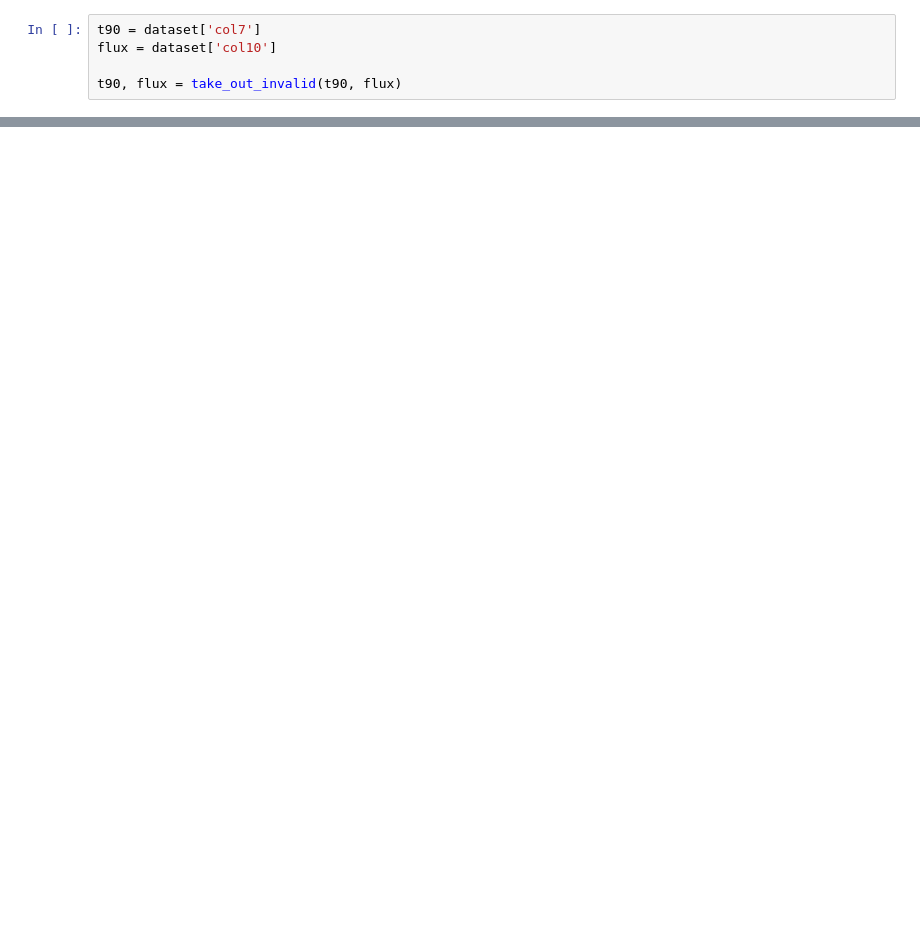
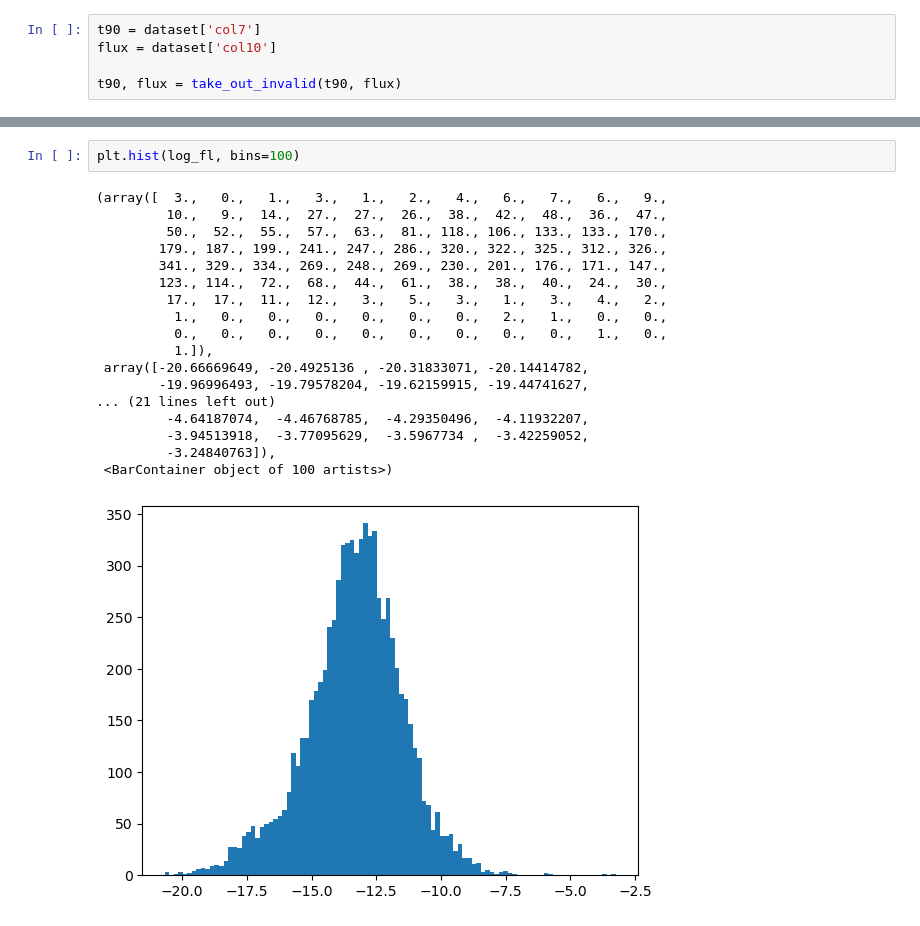
Before and after one commit to JacopoPerri/astrostatistics_bicocca_2026, a Jupyter notebook: working/GRB.ipynb, the cells around one changed output, grey strips where cells are left out. Cells and saved outputs as stored; diff of their text form; blank space fills up the shorter version.

```diff
--- a/working/GRB.ipynb
+++ b/working/GRB.ipynb
@@ -54 +104,22 @@ plt.yscale('log')
+# %%
+plt.hist(log_fl, bins=100)
+# %% [output]
+(array([  3.,   0.,   1.,   3.,   1.,   2.,   4.,   6.,   7.,   6.,   9.,
+         10.,   9.,  14.,  27.,  27.,  26.,  38.,  42.,  48.,  36.,  47.,
+         50.,  52.,  55.,  57.,  63.,  81., 118., 106., 133., 133., 170.,
+        179., 187., 199., 241., 247., 286., 320., 322., 325., 312., 326.,
+        341., 329., 334., 269., 248., 269., 230., 201., 176., 171., 147.,
+        123., 114.,  72.,  68.,  44.,  61.,  38.,  38.,  40.,  24.,  30.,
+         17.,  17.,  11.,  12.,   3.,   5.,   3.,   1.,   3.,   4.,   2.,
+          1.,   0.,   0.,   0.,   0.,   0.,   0.,   2.,   1.,   0.,   0.,
+          0.,   0.,   0.,   0.,   0.,   0.,   0.,   0.,   0.,   1.,   0.,
+          1.]),
+ array([-20.66669649, -20.4925136 , -20.31833071, -20.14414782,
+        -19.96996493, -19.79578204, -19.62159915, -19.44741627,
+... (21 lines left out)
+         -4.64187074,  -4.46768785,  -4.29350496,  -4.11932207,
+         -3.94513918,  -3.77095629,  -3.5967734 ,  -3.42259052,
+         -3.24840763]),
+ <BarContainer object of 100 artists>)
+[figure, added]
 # %%
```
Also changed, not shown: parts of 22 cells of this notebook.
